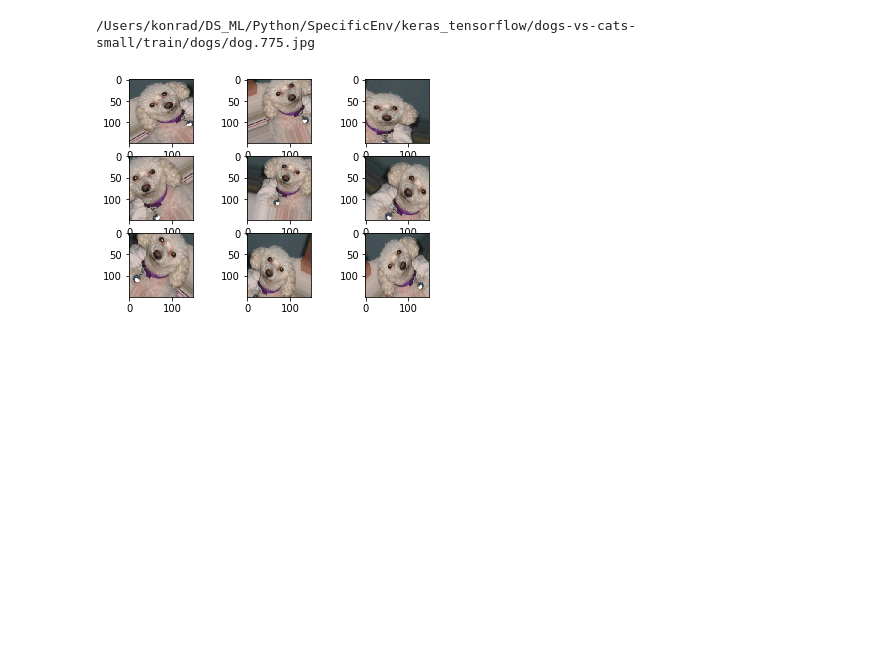
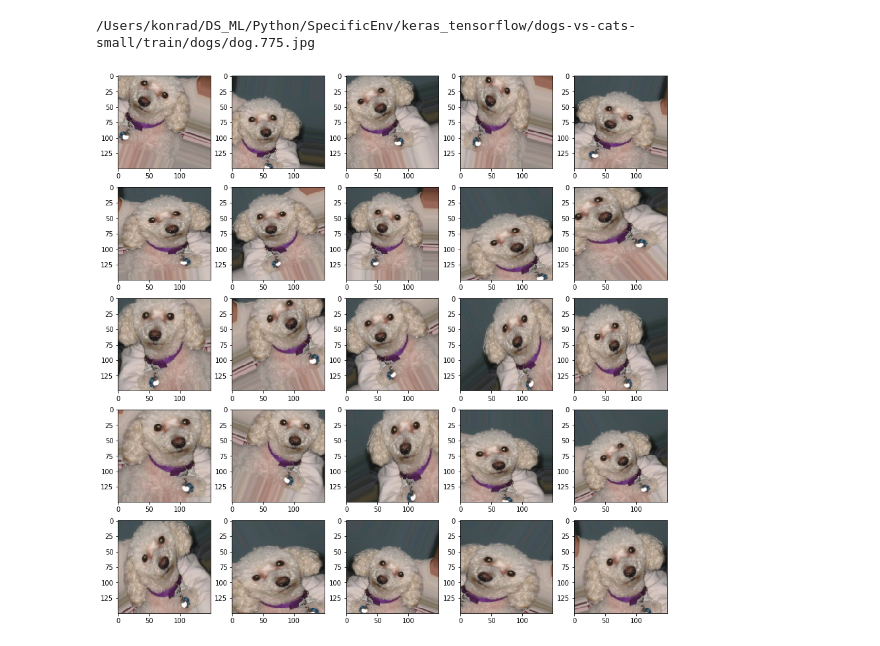
Before and after one commit to konradsemsch/keras_tensorflow, a Jupyter notebook: cats_dogs_view_augmentation.ipynb, the cells around one changed output. Saved outputs shown, nothing was run; the diff lists cells and outputs as text; code cells hidden in the pictures; blank space fills up the shorter version.

```diff
--- a/cats_dogs_view_augmentation.ipynb
+++ b/cats_dogs_view_augmentation.ipynb
@@ -42,16 +42,19 @@ augmentation_gen = data_gen.flow(img_array, batch_size = 1) # that's just a data
 # %%
 from matplotlib import pyplot
 
-for i in range(9):
+# Calling this beforehand applies then to the entire grid that will be printed
+pyplot.figure(figsize = (15, 15))
+
+for i in range(25):
     # define subplot
-    pyplot.subplot(330 + 1 + i)
+    pyplot.subplot(5, 5, i + 1)
     # generate batch of images
     batch = augmentation_gen.next()
     # convert to unsigned integers for viewing
     image = batch[0]
     # plot raw pixel data
-    pyplot.imshow(image)
+    pyplot.imshow(image, )
 # show the figure
 pyplot.show()
 # %% [output]
-[figure, old version]
+[figure, new version]
```
